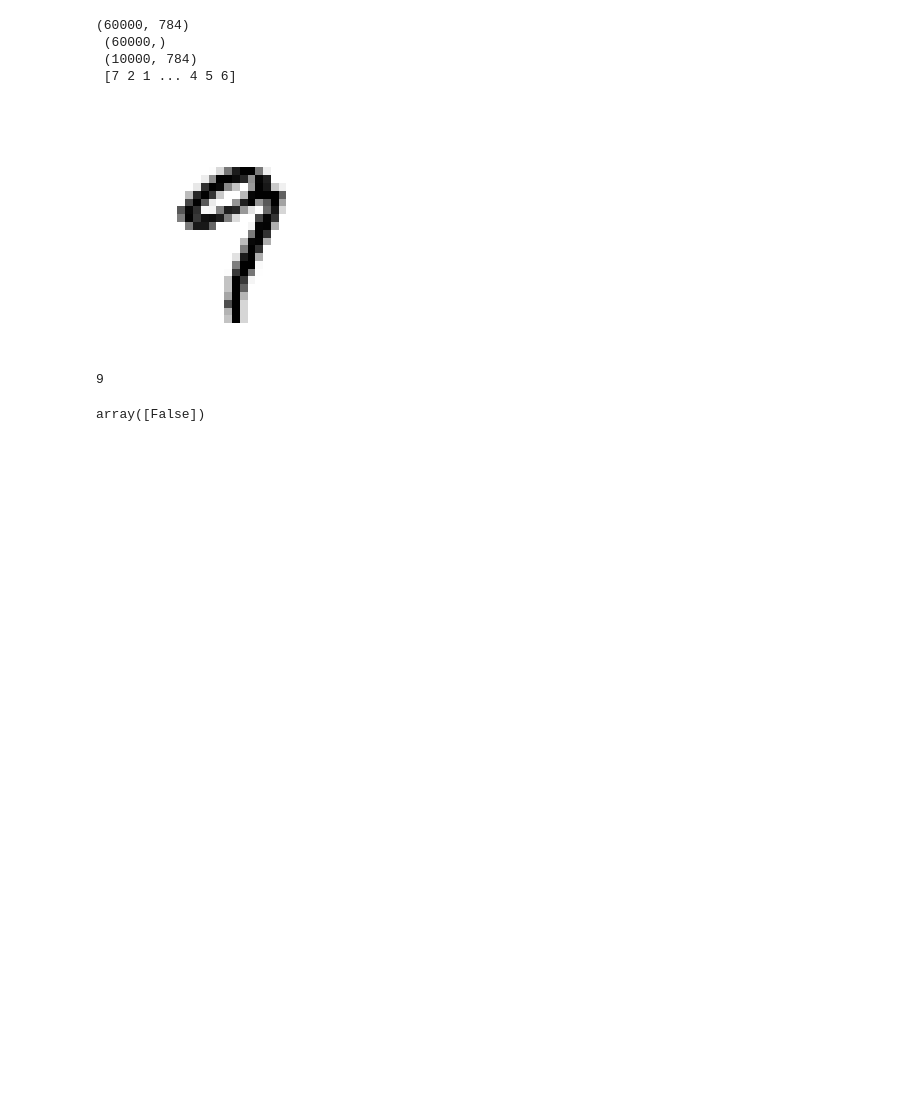
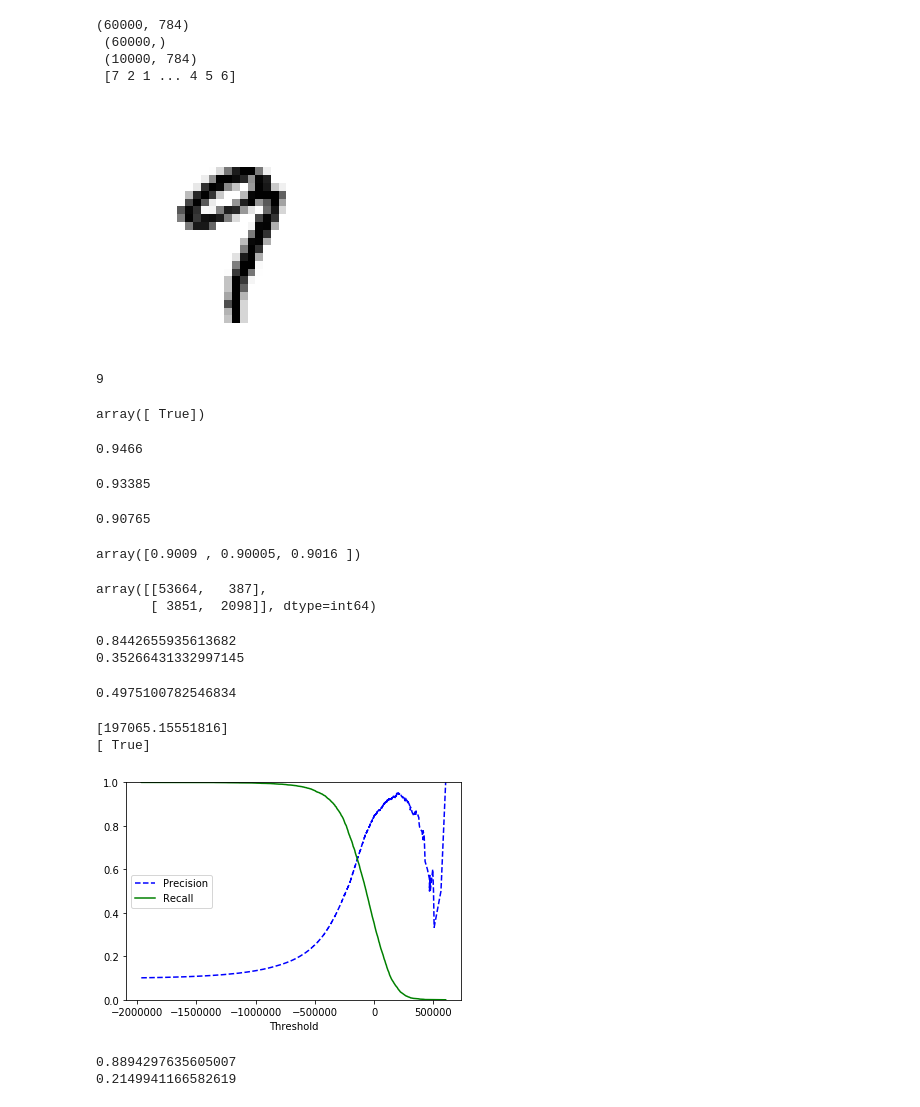
Before and after one commit to Joshuaweg/machine_learning_projects, a Jupyter notebook: Chapter 3.ipynb, the cells around one changed output. Drawn from its saved outputs; the diff is of its cells as text; code cells hidden in the pictures; blank space fills up the shorter version.

```diff
--- a/Chapter 3.ipynb
+++ b/Chapter 3.ipynb
@@ -3,7 +3,7 @@ from mnist import MNIST # Hand Written number Dataset
 import random # random number generator module
 import numpy as np # numpy Module
 
-mndata = MNIST('Samples/')
+mndata = MNIST("C:\\Users\\joshua\\ml\\Samples\\")
 
 train_images, train_labels = mndata.load_training()
 X_test, y_test = mndata.load_testing()
@@ -42,11 +42,11 @@ y_train_9 = (y_train ==9)# true/false array for 9
 y_test_9 = (y_test == 9)
 from sklearn.linear_model import SGDClassifier
 
-sgd_clf = SGDClassifier(random_state = 42, max_iter = 50000, tol=None)
+sgd_clf = SGDClassifier(random_state = 42)
 sgd_clf.fit(X_train, y_train_9) #fits Stochastic Gradient Descent model to Y_train_9
 sgd_clf.predict([some_digit])  #prints prediction
 # %% [output]
-array([False])
+array([ True])
 # %%
 from sklearn.model_selection import StratifiedKFold
 from sklearn.base import clone
@@ -64,6 +64,10 @@ for train_index, test_index in skfolds.split(X_train, y_train_9):
     y_pred = clone_clf.predict(X_test_fold)
     n_correct = sum(y_pred == y_test_fold)
     print (n_correct/len(y_pred))
+# %% [output]
+0.9466
+0.93385
+0.90765
 # %%
 from sklearn.model_selection import cross_val_score
 
@@ -79,6 +83,8 @@ class Never5Classifier (BaseEstimator):
 
 never_5_clf = Never5Classifier()
 cross_val_score(never_5_clf, X_train, y_train_9, cv=3, scoring="accuracy")
+# %% [output]
+array([0.9009 , 0.90005, 0.9016 ])
 # %%
 from sklearn.model_selection import cross_val_predict
 y_train_pred = cross_val_predict(sgd_clf, X_train, y_train_9, cv=3)
@@ -86,46 +92,59 @@ y_train_pred = cross_val_predict(sgd_clf, X_train, y_train_9, cv=3)
 
 from sklearn.metrics import confusion_matrix # shows how many numbers are classified correctly
 confusion_matrix(y_train_9, y_train_pred)
+# %% [output]
+array([[53664,   387],
+       [ 3851,  2098]], dtype=int64)
 # %%
 from sklearn.metrics import precision_score, recall_score
 
 print(precision_score (y_train_9, y_train_pred)) #prints precision
 print(recall_score(y_train_9, y_train_pred)) # prints recall
+# %% [output]
+0.8442655935613682
+0.35266431332997145
 # %%
 from sklearn.metrics import f1_score
 f1_score(y_train_9, y_train_pred) #creates f1 score
+# %% [output]
+0.4975100782546834
 # %%
 y_scores = sgd_clf.decision_function([some_digit]) # gets the decision function for some number
 print(y_scores) #prints scores for decision function
 
-threshold = 0 #sets threshold
+threshold = 50000 #sets threshold
 
 y_some_digit_pred =(y_scores > threshold) #true/false array based on thresholds value
 
 print(y_some_digit_pred)#prints true/false
 
 #update y_scores to cross validation prediction
 y_scores = cross_val_predict(sgd_clf, X_train, y_train_9, cv = 3, method = "decision_function")
 
 from sklearn.metrics import precision_recall_curve
 
 #gets the precisions, recalls, thresholds measurements for the recall curve
 precisions, recalls, thresholds = precision_recall_curve(y_train_9, y_scores)
 
 #plots the precision against the thresholds
 def plot_precision_recall_vs_threshold(precisions, recalls, thresholds):
     plt.plot(thresholds, precisions[:-1], "b--", label ="Precision")
     plt.plot(thresholds, recalls[:-1], "g-", label="Recall")
     plt.xlabel("Threshold")
     plt.legend(loc="center left")
     plt.ylim([0,1])
 
 plot_precision_recall_vs_threshold(precisions, recalls, thresholds)
 plt.show()
+# %% [output]
+[197065.15551816]
+[ True]
+[figure, added]
 # %%
-y_train_pred_90 = (y_scores > 2000)
-print(y_scores)
-print(len(y_train_pred_90))
+y_train_pred_90 = (y_scores > 70000)
 print (precision_score (y_train_9, y_train_pred_90))
 
 print (recall_score(y_train_9, y_train_pred_90))
+# %% [output]
+0.8894297635605007
+0.2149941166582619
```
Also changed, not shown: parts of 14 cells of this notebook, 7 other files.
